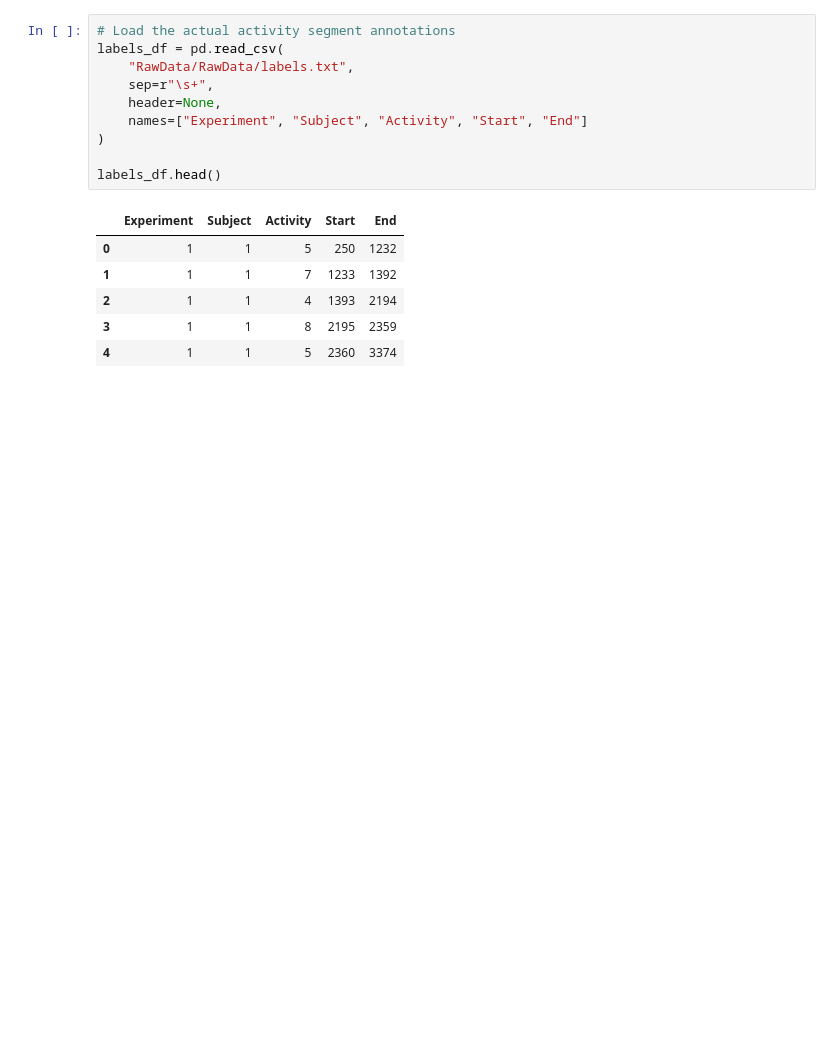
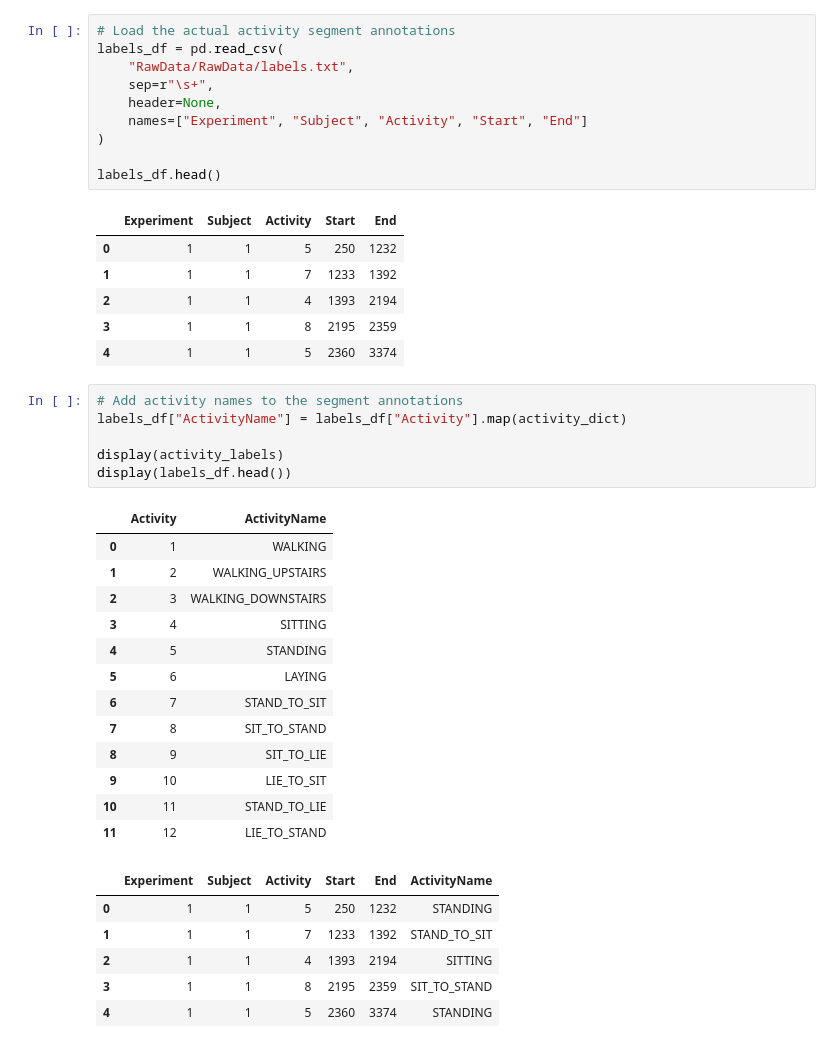
Before and after one commit to RajarshiRay25/Decision-Support-Ex3, a Jupyter notebook: EX3.ipynb, the cells around one changed output. Cells and saved outputs as stored; diff of their text form; blank space fills up the shorter version.

```diff
--- a/EX3.ipynb
+++ b/EX3.ipynb
@@ -63,3 +63,29 @@ labels_df.head()
 | 2 | 1 | 1 | 4 | 1393 | 2194 |
 | 3 | 1 | 1 | 8 | 2195 | 2359 |
 | 4 | 1 | 1 | 5 | 2360 | 3374 |
+# %%
+# Add activity names to the segment annotations
+labels_df["ActivityName"] = labels_df["Activity"].map(activity_dict)
+
+display(activity_labels)
+display(labels_df.head())
+# %% [output]
+|  | Activity | ActivityName |
+| 0 | 1 | WALKING |
+| 1 | 2 | WALKING_UPSTAIRS |
+| 2 | 3 | WALKING_DOWNSTAIRS |
+| 3 | 4 | SITTING |
+| 4 | 5 | STANDING |
+| 5 | 6 | LAYING |
+| 6 | 7 | STAND_TO_SIT |
+| 7 | 8 | SIT_TO_STAND |
+| 8 | 9 | SIT_TO_LIE |
+| 9 | 10 | LIE_TO_SIT |
+| 10 | 11 | STAND_TO_LIE |
+| 11 | 12 | LIE_TO_STAND |
+|  | Experiment | Subject | Activity | Start | End | ActivityName |
+| 0 | 1 | 1 | 5 | 250 | 1232 | STANDING |
+| 1 | 1 | 1 | 7 | 1233 | 1392 | STAND_TO_SIT |
+| 2 | 1 | 1 | 4 | 1393 | 2194 | SITTING |
+| 3 | 1 | 1 | 8 | 2195 | 2359 | SIT_TO_STAND |
+| 4 | 1 | 1 | 5 | 2360 | 3374 | STANDING |
```
Also changed, not shown: parts of 5 cells of this notebook.
